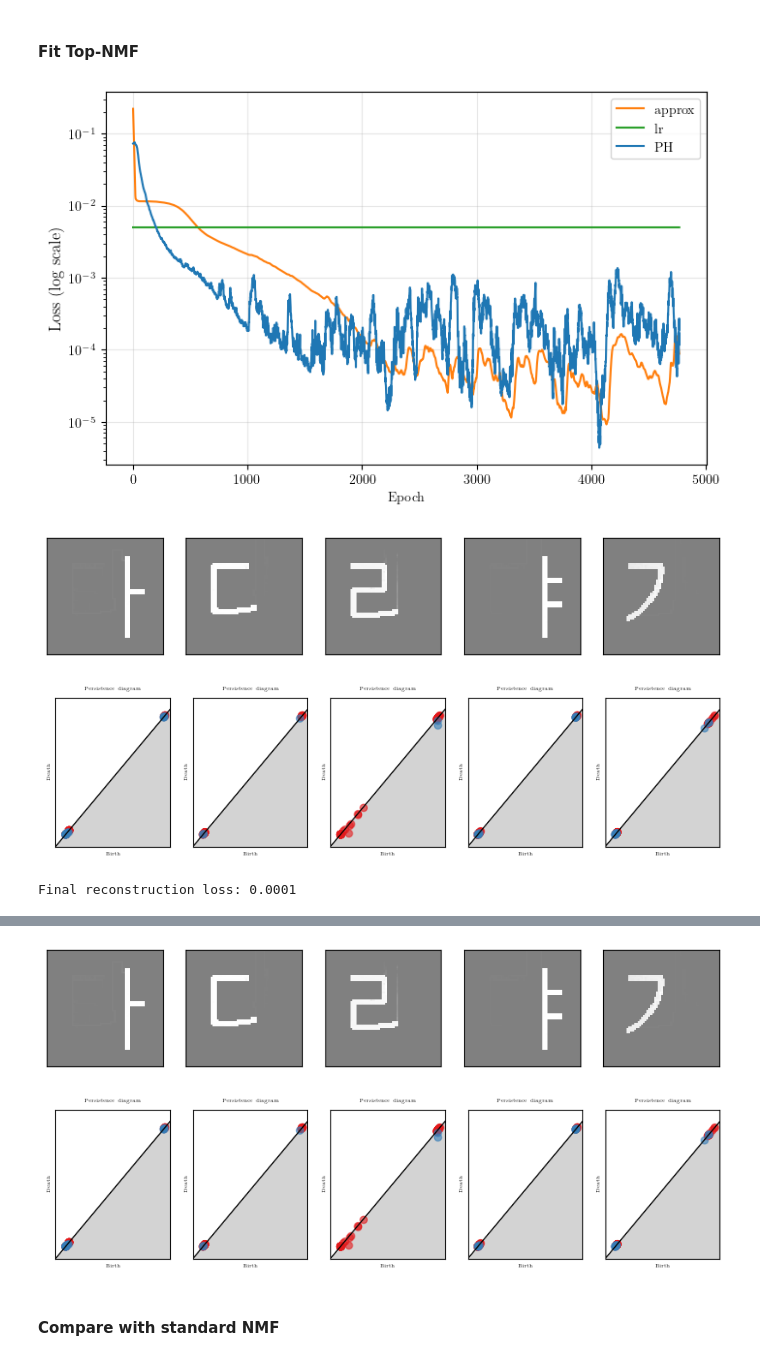
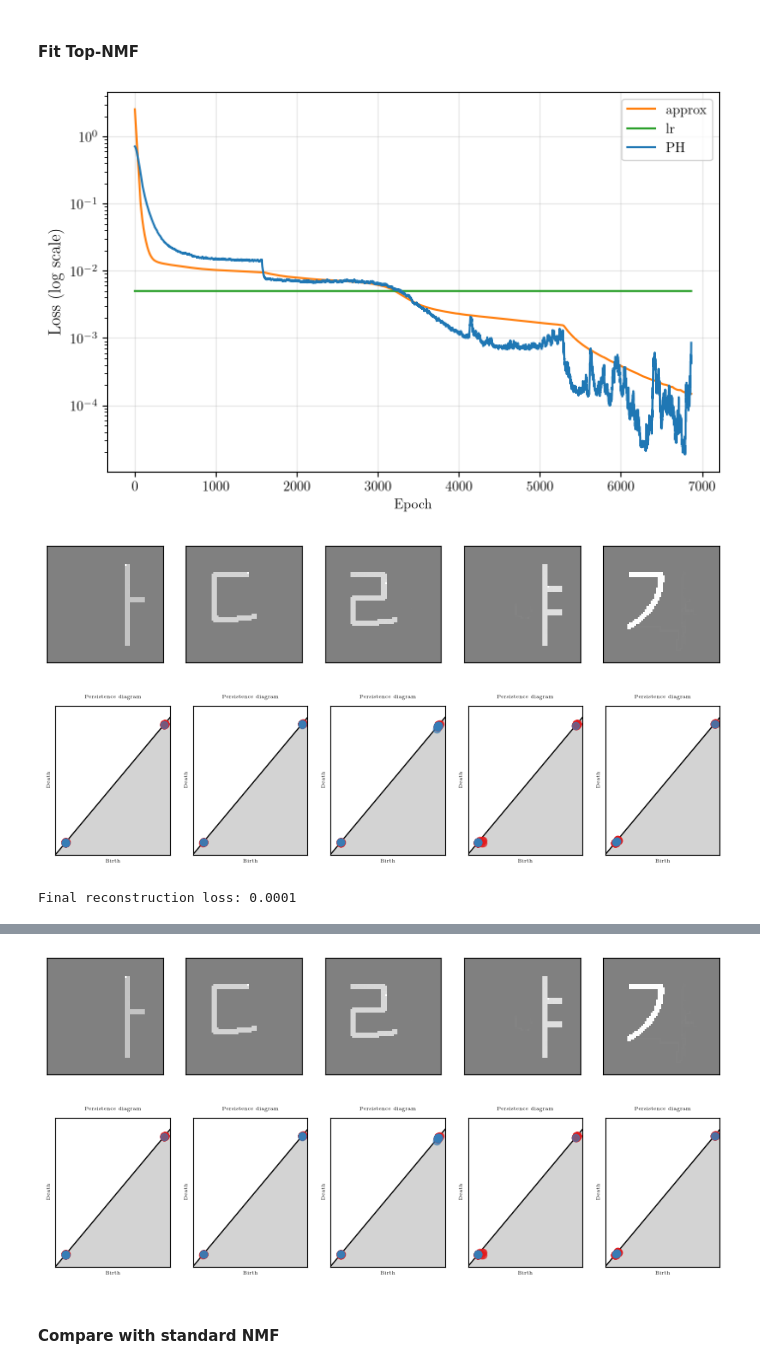
Before and after one commit to shizuo-kaji/TopNMF, a Jupyter notebook: notebook/2DImage.ipynb, the cells around one changed output, grey strips where cells are left out. Saved outputs shown, nothing was run; the diff lists cells and outputs as text; code cells hidden in the pictures.

```diff
--- a/notebook/2DImage.ipynb
+++ b/notebook/2DImage.ipynb
@@ -12,6 +12,11 @@ We illustrate the method with two experiments:
 # %%
 import os
 from pathlib import Path
+
+_cwd = Path.cwd().resolve()
+_NOTEBOOK_DIR = _cwd if _cwd.name == "notebook" else _cwd / "notebook"
+OUTPUT_DIR = _NOTEBOOK_DIR / "output"
+OUTPUT_DIR.mkdir(parents=True, exist_ok=True)
 
 NOTEBOOK_CACHE_DIR = Path(".cache").resolve()
 (NOTEBOOK_CACHE_DIR / "matplotlib").mkdir(parents=True, exist_ok=True)
@@ -37,6 +42,24 @@ from TopNMF import (
 from TopNMF.visualization import FitMonitor
 
 device = "cpu"
+
+
+def save_figure(name: str) -> None:
+    """Write the current matplotlib figure into ``OUTPUT_DIR``.
+
+    Parameters
+    ----------
+    name : str
+        File name, including the extension. The names match the figures cited
+        by the manuscript, so the files can be copied straight into
+        ``TopNMF_paper/Figures/``.
+
+    Returns
+    -------
+    None
+        The figure is written to disk and left open.
+    """
+    plt.gcf().savefig(OUTPUT_DIR / name, dpi=300, bbox_inches="tight")
 
 
 
@@ -124,14 +147,21 @@ def atom_recovery_score(V_est, atoms_true):
 
 
 def reconstruction_rmse(X_flat, basis):
+    """RMSE of the best non-negative reconstruction of ``X_flat`` from ``basis``.
+
+    Residuals are pooled over every sample before the square root, giving
+    ``sqrt(mean_i ||x_i - x_i_hat||^2 / d)``, the definition used for every RMSE
+    quoted in the manuscript. Averaging the per-sample RMSEs instead would give
+    a strictly smaller number that is not comparable with them.
+    """
     # Non-negative least squares on the basis to fit each sample.
     from scipy.optimize import nnls
-    rmses = []
+    squared_errors = []
     B = basis.reshape(basis.shape[0], -1)
     for x in X_flat:
         u, _ = nnls(B.T, x)
-        rmses.append(np.sqrt(np.mean((B.T @ u - x) ** 2)))
-    return float(np.mean(rmses))
+        squared_errors.append((B.T @ u - x) ** 2)
+    return float(np.sqrt(np.mean(np.concatenate(squared_errors))))
 # %% [markdown]
 ---
 ## Synthetic example: decomposing overlapping atoms
@@ -523,36 +558,36 @@ model_hangul = TopologicalNMF(
     data_shape=data_dims_hangul,
     use_embedding=False,
     #recon_loss="wasserstein",
 )
 
 monitor_hangul = FitMonitor(
     show=["loss", "basis", "PH"],
     interval=10,
     grid=(1, 5),
     PHmode="V",
     superlevel=True,
 )
 
 # Flatten spatial dims for NMF: (n_samples, n_features)
 X_hangul_flat = X_hangul.reshape(X_hangul.shape[0], -1)
 
 model_hangul.fit(
     X_hangul_flat,
-    n_iterations=5000,
+    n_iterations=7000,
     lr=0.005,
     PH_dims=[0],
-    lambda_top=0.7,
+    lambda_top=0.1,
     weight_decay=0,
     verbose=True,
     target_diagrams=target_diagrams_hangul,
     init_method="nndsvda",
     monitor=monitor_hangul,
 )
 
 V_hangul = model_hangul.V.detach().cpu().numpy()
 print(f"Final reconstruction loss: {model_hangul.losses['approx'][-1]:.4f}")
 # %% [output]
-[figure, old version]
+[figure, new version]
-[figure, old version]
+[figure, new version]
-[figure, old version]
+[figure, new version]
 Final reconstruction loss: 0.0001
@@ -560,5 +595,5 @@ Final reconstruction loss: 0.0001
-[figure, old version]
+[figure, new version]
-[figure, old version]
+[figure, new version]
 # %% [markdown]
 #### Compare with standard NMF
 # %%
```
Also changed, not shown: parts of 10 cells of this notebook, 9 other files.
